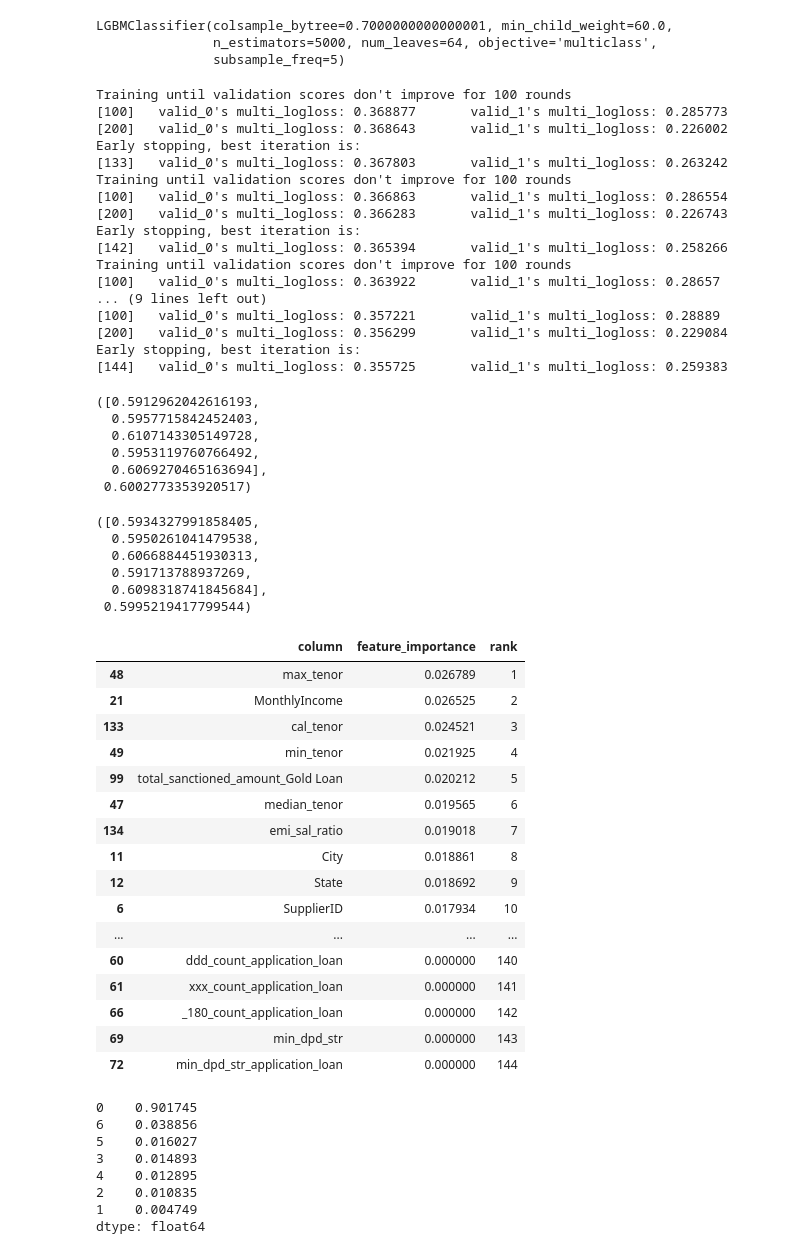
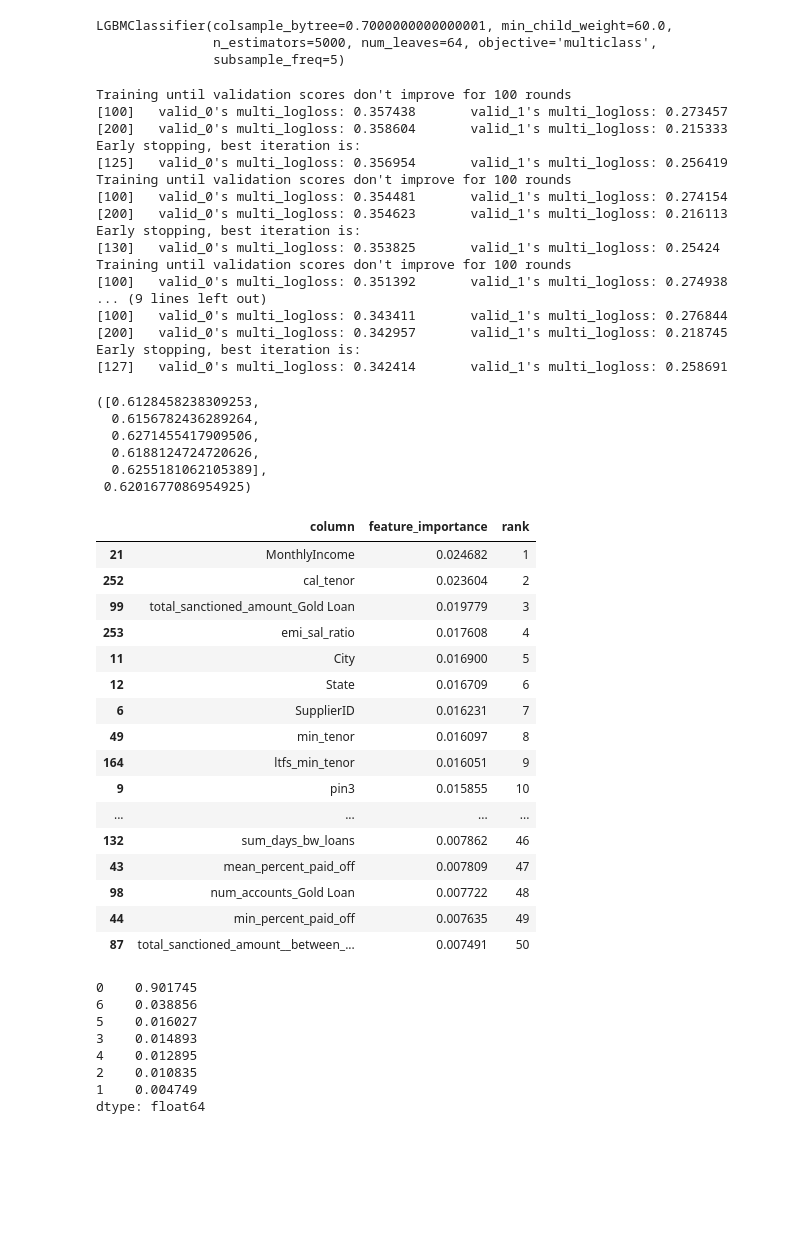
Before and after one commit to sahil711/AV_LTFS3, a Jupyter notebook: model.ipynb, the cells around one changed output. Saved outputs shown, nothing was run; the diff lists cells and outputs as text; code cells hidden in the pictures; blank space fills up the shorter version.

Commit message:
added ltfs loan features CV0.62 LB0.52

```diff
--- a/model.ipynb
+++ b/model.ipynb
@@ -27,7 +27,9 @@ DATA_DIR = '/home/sahil/data/av/AV_LTFS3/data/'
 # %%
 train = pd.read_csv(DATA_DIR+'train_Data.csv')
 test = pd.read_csv(DATA_DIR+'test_Data.csv')
-bur_df = pd.read_pickle('bureau_future_feats.pkl')
+bur_df = pd.read_pickle('bureau_future_feats_corrected.pkl')
+# bur_df2 = pd.read_pickle('bureau_loan_duration_hist_str_feats.pkl')
+bur_df2 = pd.read_pickle('ltfs_bureau_future_feats.pkl')
 # %%
 target_map = {'No Top-up Service': 0,
  '12-18 Months': 1,
@@ -71,6 +73,7 @@ bur_df.shape
 # %% [output]
 (139964, 112)
 # %%
-df = df.merge(bur_df,on='ID',how='left')
+df = df.merge(bur_df,on='ID',how='left').merge(bur_df2,on='ID',how='left')
+# df = df.merge(bur_df,on='ID',how='left')
 df['DisbursalDate'] = pd.to_datetime(df['DisbursalDate'])
 df['MaturityDAte'] = pd.to_datetime(df['MaturityDAte'])
@@ -262,60 +192,51 @@ est = Estimator(model = LGBMClassifier(colsample_bytree=0.7000000000000001, min_
 temp = est.fit_transform(train[use_cols].values,train[target].values)
 # %% [output]
 Training until validation scores don't improve for 100 rounds
-[100]   valid_0's multi_logloss: 0.368877       valid_1's multi_logloss: 0.285773
-[200]   valid_0's multi_logloss: 0.368643       valid_1's multi_logloss: 0.226002
+[100]   valid_0's multi_logloss: 0.357438       valid_1's multi_logloss: 0.273457
+[200]   valid_0's multi_logloss: 0.358604       valid_1's multi_logloss: 0.215333
 Early stopping, best iteration is:
-[133]   valid_0's multi_logloss: 0.367803       valid_1's multi_logloss: 0.263242
+[125]   valid_0's multi_logloss: 0.356954       valid_1's multi_logloss: 0.256419
 Training until validation scores don't improve for 100 rounds
-[100]   valid_0's multi_logloss: 0.366863       valid_1's multi_logloss: 0.286554
-[200]   valid_0's multi_logloss: 0.366283       valid_1's multi_logloss: 0.226743
+[100]   valid_0's multi_logloss: 0.354481       valid_1's multi_logloss: 0.274154
+[200]   valid_0's multi_logloss: 0.354623       valid_1's multi_logloss: 0.216113
 Early stopping, best iteration is:
-[142]   valid_0's multi_logloss: 0.365394       valid_1's multi_logloss: 0.258266
+[130]   valid_0's multi_logloss: 0.353825       valid_1's multi_logloss: 0.25424
 Training until validation scores don't improve for 100 rounds
-[100]   valid_0's multi_logloss: 0.363922       valid_1's multi_logloss: 0.28657
+[100]   valid_0's multi_logloss: 0.351392       valid_1's multi_logloss: 0.274938
 ... (9 lines left out)
-[100]   valid_0's multi_logloss: 0.357221       valid_1's multi_logloss: 0.28889
-[200]   valid_0's multi_logloss: 0.356299       valid_1's multi_logloss: 0.229084
+[100]   valid_0's multi_logloss: 0.343411       valid_1's multi_logloss: 0.276844
+[200]   valid_0's multi_logloss: 0.342957       valid_1's multi_logloss: 0.218745
 Early stopping, best iteration is:
-[144]   valid_0's multi_logloss: 0.355725       valid_1's multi_logloss: 0.259383
+[127]   valid_0's multi_logloss: 0.342414       valid_1's multi_logloss: 0.258691
 # %%
 est.cv_scores,est.overall_cv_score
 # %% [output]
-([0.5912962042616193,
-  0.5957715842452403,
-  0.6107143305149728,
-  0.5953119760766492,
-  0.6069270465163694],
- 0.6002773353920517)
+([0.6128458238309253,
+  0.6156782436289264,
+  0.6271455417909506,
+  0.6188124724720626,
+  0.6255181062105389],
+ 0.6201677086954925)
-# %%
-est.cv_scores,est.overall_cv_score
-# %% [output]
-([0.5934327991858405,
-  0.5950261041479538,
-  0.6066884451930313,
-  0.591713788937269,
-  0.6098318741845684],
- 0.5995219417799544)
 # %%
-est.feature_importance_df(use_cols)
+est.feature_importance_df(use_cols).head(50)
 # %% [output]
 |  | column | feature_importance | rank |
-| 48 | max_tenor | 0.026789 | 1 |
-| 21 | MonthlyIncome | 0.026525 | 2 |
-| 133 | cal_tenor | 0.024521 | 3 |
-| 49 | min_tenor | 0.021925 | 4 |
-| 99 | total_sanctioned_amount_Gold Loan | 0.020212 | 5 |
-| 47 | median_tenor | 0.019565 | 6 |
-| 134 | emi_sal_ratio | 0.019018 | 7 |
-| 11 | City | 0.018861 | 8 |
-| 12 | State | 0.018692 | 9 |
-| 6 | SupplierID | 0.017934 | 10 |
+| 21 | MonthlyIncome | 0.024682 | 1 |
+| 252 | cal_tenor | 0.023604 | 2 |
+| 99 | total_sanctioned_amount_Gold Loan | 0.019779 | 3 |
+| 253 | emi_sal_ratio | 0.017608 | 4 |
+| 11 | City | 0.016900 | 5 |
+| 12 | State | 0.016709 | 6 |
+| 6 | SupplierID | 0.016231 | 7 |
+| 49 | min_tenor | 0.016097 | 8 |
+| 164 | ltfs_min_tenor | 0.016051 | 9 |
+| 9 | pin3 | 0.015855 | 10 |
 | ... | ... | ... | ... |
-| 60 | ddd_count_application_loan | 0.000000 | 140 |
-| 61 | xxx_count_application_loan | 0.000000 | 141 |
-| 66 | _180_count_application_loan | 0.000000 | 142 |
-| 69 | min_dpd_str | 0.000000 | 143 |
-| 72 | min_dpd_str_application_loan | 0.000000 | 144 |
+| 132 | sum_days_bw_loans | 0.007862 | 46 |
+| 43 | mean_percent_paid_off | 0.007809 | 47 |
+| 98 | num_accounts_Gold Loan | 0.007722 | 48 |
+| 44 | min_percent_paid_off | 0.007635 | 49 |
+| 87 | total_sanctioned_amount__between_... | 0.007491 | 50 |
 # %%
 pd.Series(temp.argmax(axis=1)).value_counts(1)
 # %% [output]
```
Also changed, not shown: parts of 11 cells of this notebook, 1 other file.
